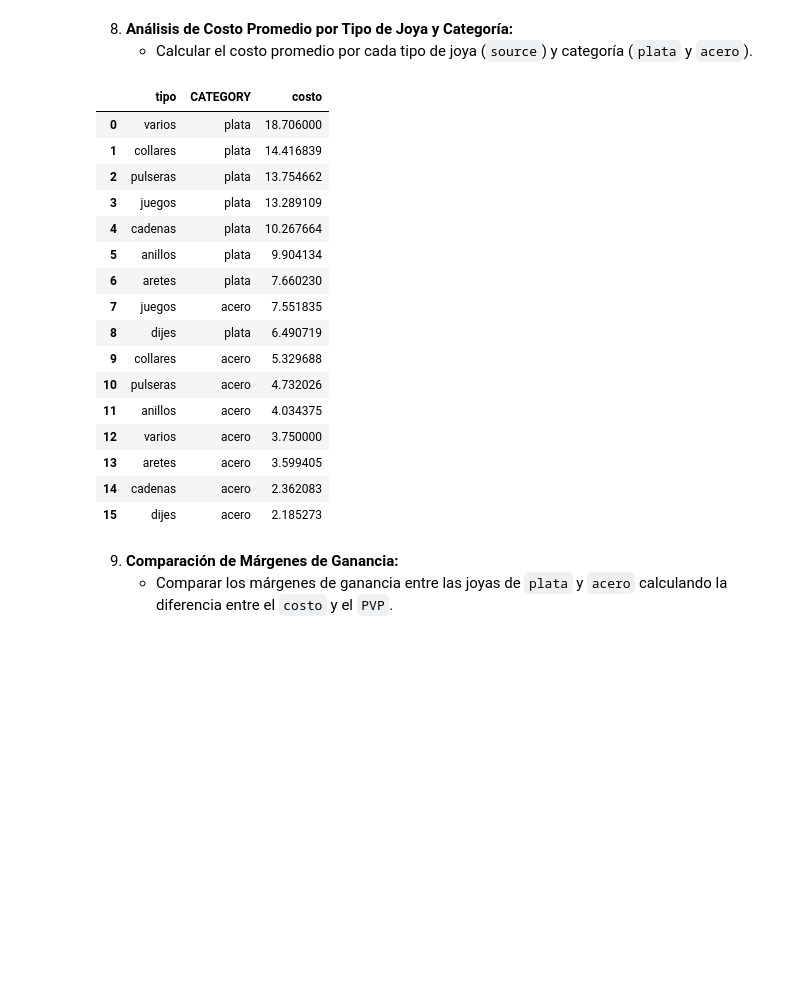
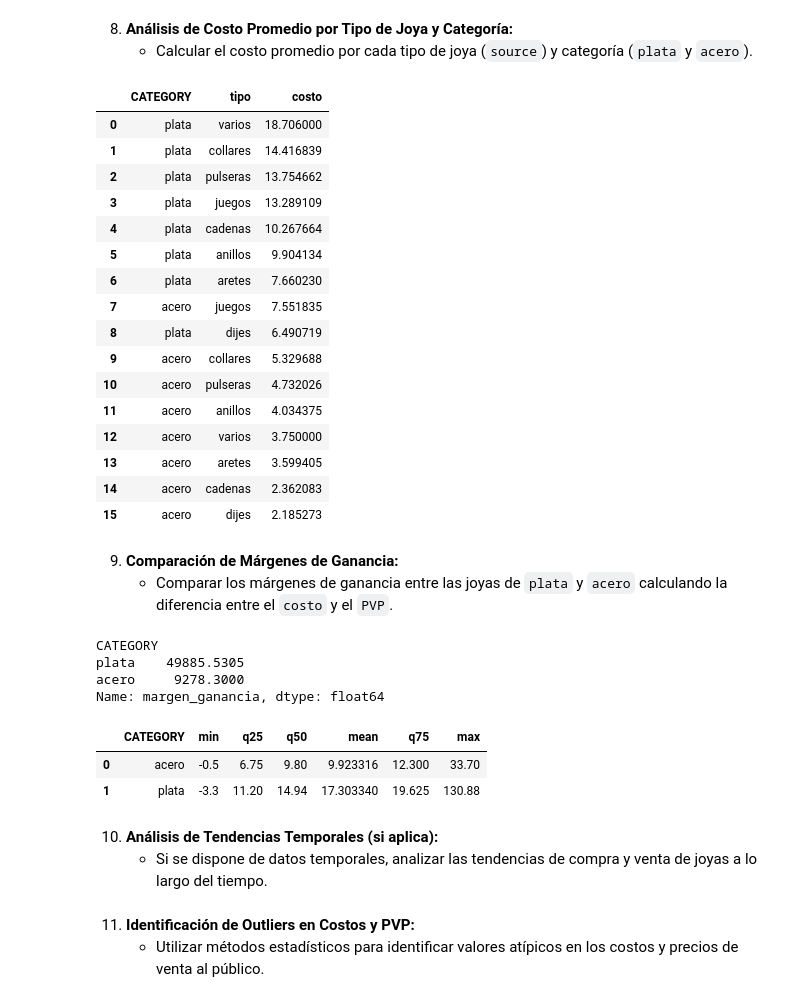
Before and after one commit to edu-marin/django_storefront, a Jupyter notebook: data_migration/descriptive_analysis_inventario.ipynb, the cells around one changed output. Drawn from its saved outputs; the diff is of its cells as text; code cells hidden in the pictures; blank space fills up the shorter version.

Commit message:
continuacion datos descriptivos

```diff
--- a/data_migration/descriptive_analysis_inventario.ipynb
+++ b/data_migration/descriptive_analysis_inventario.ipynb
@@ -174,27 +256,59 @@ tipo_joya_df
 8. **Análisis de Costo Promedio por Tipo de Joya y Categoría:**
    - Calcular el costo promedio por cada tipo de joya (`source`) y categoría (`plata` y `acero`).
 # %%
-costo_promedio_joya= pd.DataFrame(clean_inventory.groupby(["tipo", "CATEGORY"])["costo"].mean().sort_values(ascending=False))
+costo_promedio_joya= pd.DataFrame(clean_inventory.groupby(["CATEGORY","tipo"])["costo"].mean().sort_values(ascending=False))
 costo_promedio_joya_df = costo_promedio_joya.reset_index()
 costo_promedio_joya_df
 # %% [output]
-|  | tipo | CATEGORY | costo |
-| 0 | varios | plata | 18.706000 |
-| 1 | collares | plata | 14.416839 |
-| 2 | pulseras | plata | 13.754662 |
-| 3 | juegos | plata | 13.289109 |
-| 4 | cadenas | plata | 10.267664 |
-| 5 | anillos | plata | 9.904134 |
-| 6 | aretes | plata | 7.660230 |
-| 7 | juegos | acero | 7.551835 |
-| 8 | dijes | plata | 6.490719 |
-| 9 | collares | acero | 5.329688 |
-| 10 | pulseras | acero | 4.732026 |
-| 11 | anillos | acero | 4.034375 |
-| 12 | varios | acero | 3.750000 |
-| 13 | aretes | acero | 3.599405 |
-| 14 | cadenas | acero | 2.362083 |
-| 15 | dijes | acero | 2.185273 |
+|  | CATEGORY | tipo | costo |
+| 0 | plata | varios | 18.706000 |
+| 1 | plata | collares | 14.416839 |
+| 2 | plata | pulseras | 13.754662 |
+| 3 | plata | juegos | 13.289109 |
+| 4 | plata | cadenas | 10.267664 |
+| 5 | plata | anillos | 9.904134 |
+| 6 | plata | aretes | 7.660230 |
+| 7 | acero | juegos | 7.551835 |
+| 8 | plata | dijes | 6.490719 |
+| 9 | acero | collares | 5.329688 |
+| 10 | acero | pulseras | 4.732026 |
+| 11 | acero | anillos | 4.034375 |
+| 12 | acero | varios | 3.750000 |
+| 13 | acero | aretes | 3.599405 |
+| 14 | acero | cadenas | 2.362083 |
+| 15 | acero | dijes | 2.185273 |
 # %% [markdown]
 9. **Comparación de Márgenes de Ganancia:**
    - Comparar los márgenes de ganancia entre las joyas de `plata` y `acero` calculando la diferencia entre el `costo` y el `PVP`.
+# %%
+margen_ganancia = clean_inventory.pvp - clean_inventory.costo
+
+clean_inventory["margen_ganancia"] = margen_ganancia
+
+margen_tipo = clean_inventory.groupby("CATEGORY")["margen_ganancia"].sum().sort_values(ascending= False)
+
+margen_tipo
+# %% [output]
+CATEGORY
+plata    49885.5305
+acero     9278.3000
+Name: margen_ganancia, dtype: float64
+# %%
+clean_inventory.groupby('CATEGORY')['margen_ganancia'].agg(
+    min=('min'),
+    q25=(lambda x: x.quantile(0.25)),
+    q50=('median'),
+    mean=('mean'),
+    q75=(lambda x: x.quantile(0.75)),
+    max=('max')
+).reset_index()
+# %% [output]
+|  | CATEGORY | min | q25 | q50 | mean | q75 | max |
+| 0 | acero | -0.5 | 6.75 | 9.80 | 9.923316 | 12.300 | 33.70 |
+| 1 | plata | -3.3 | 11.20 | 14.94 | 17.303340 | 19.625 | 130.88 |
+# %% [markdown]
+10. **Análisis de Tendencias Temporales (si aplica):**
+    - Si se dispone de datos temporales, analizar las tendencias de compra y venta de joyas a lo largo del tiempo.
+# %% [markdown]
+11. **Identificación de Outliers en Costos y PVP:**
+    - Utilizar métodos estadísticos para identificar valores atípicos en los costos y precios de venta al público.
```
Also changed, not shown: parts of 15 cells of this notebook.
